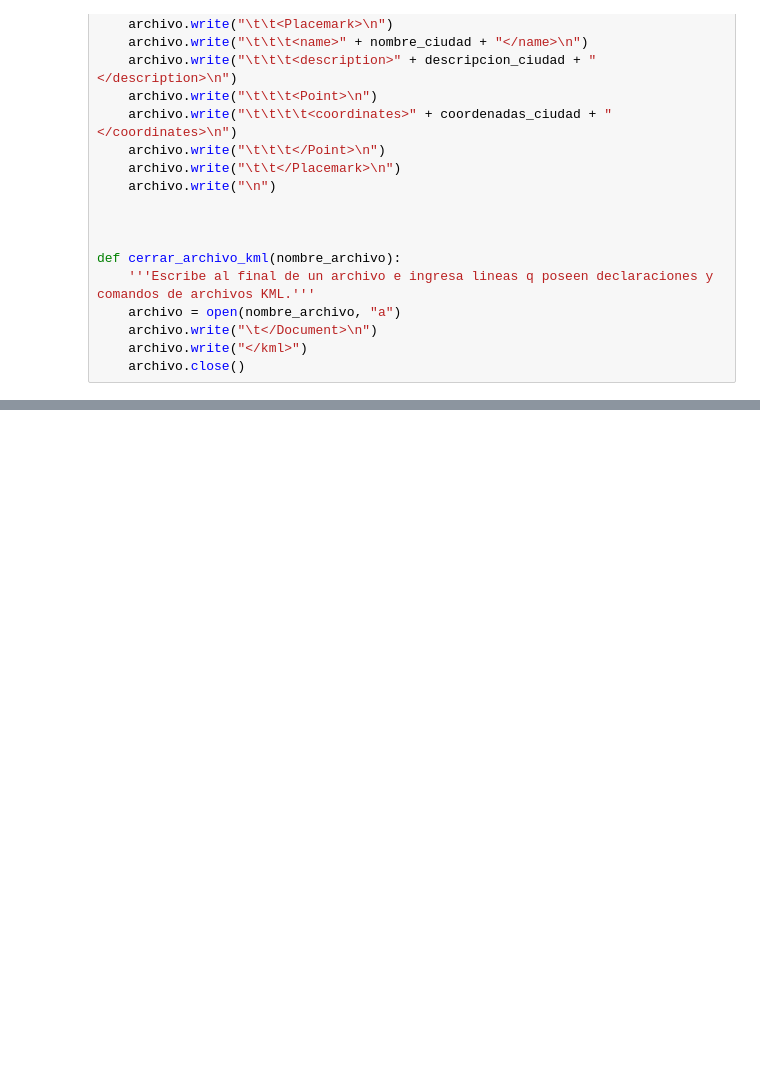
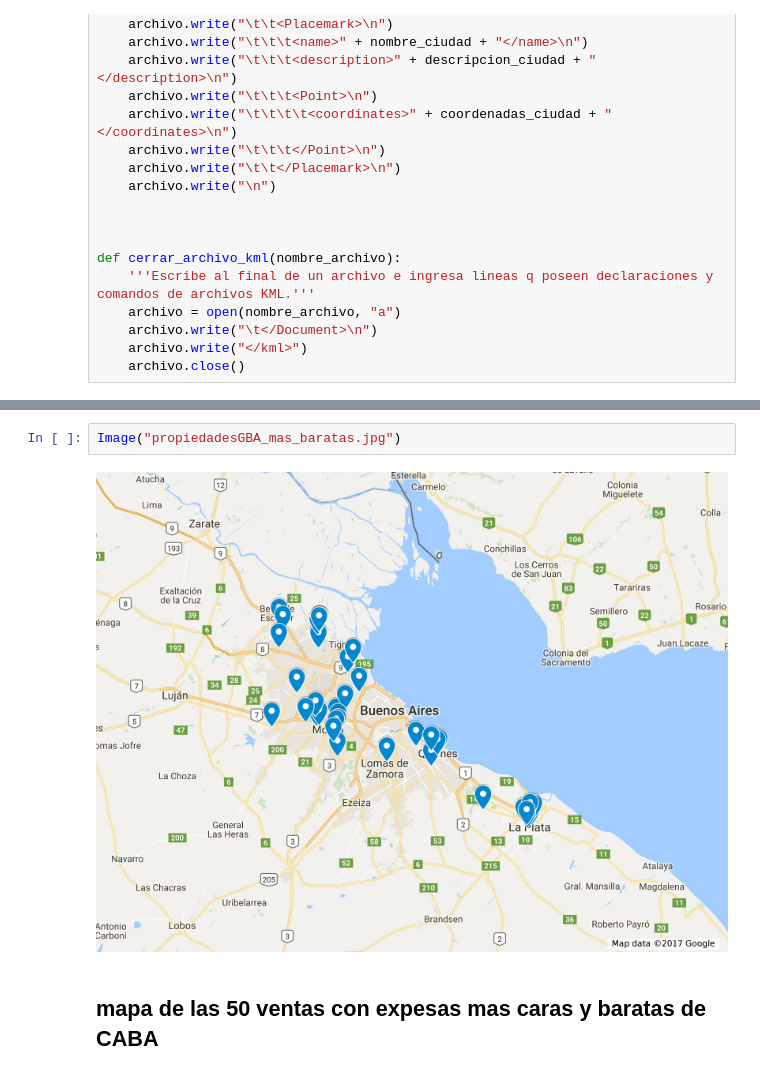
Before and after one commit to PRPablo/VentasDePropiedades, a Jupyter notebook: Analisis Exploratorio/mapas_google.ipynb, the cells around one changed output, grey strips where cells are left out. Cells and saved outputs as stored; diff of their text form; blank space fills up the shorter version.

```diff
--- a/Analisis Exploratorio/mapas_google.ipynb
+++ b/Analisis Exploratorio/mapas_google.ipynb
@@ -415,0 +231,6 @@ cerrar_archivo_kml(nombre)
+# %%
+Image("propiedadesGBA_mas_baratas.jpg")
+# %% [output]
+[figure, added]
+# %% [markdown]
+## mapa de las 50 ventas con expesas mas caras y baratas de CABA
```
Also changed, not shown: parts of 58 cells of this notebook.
